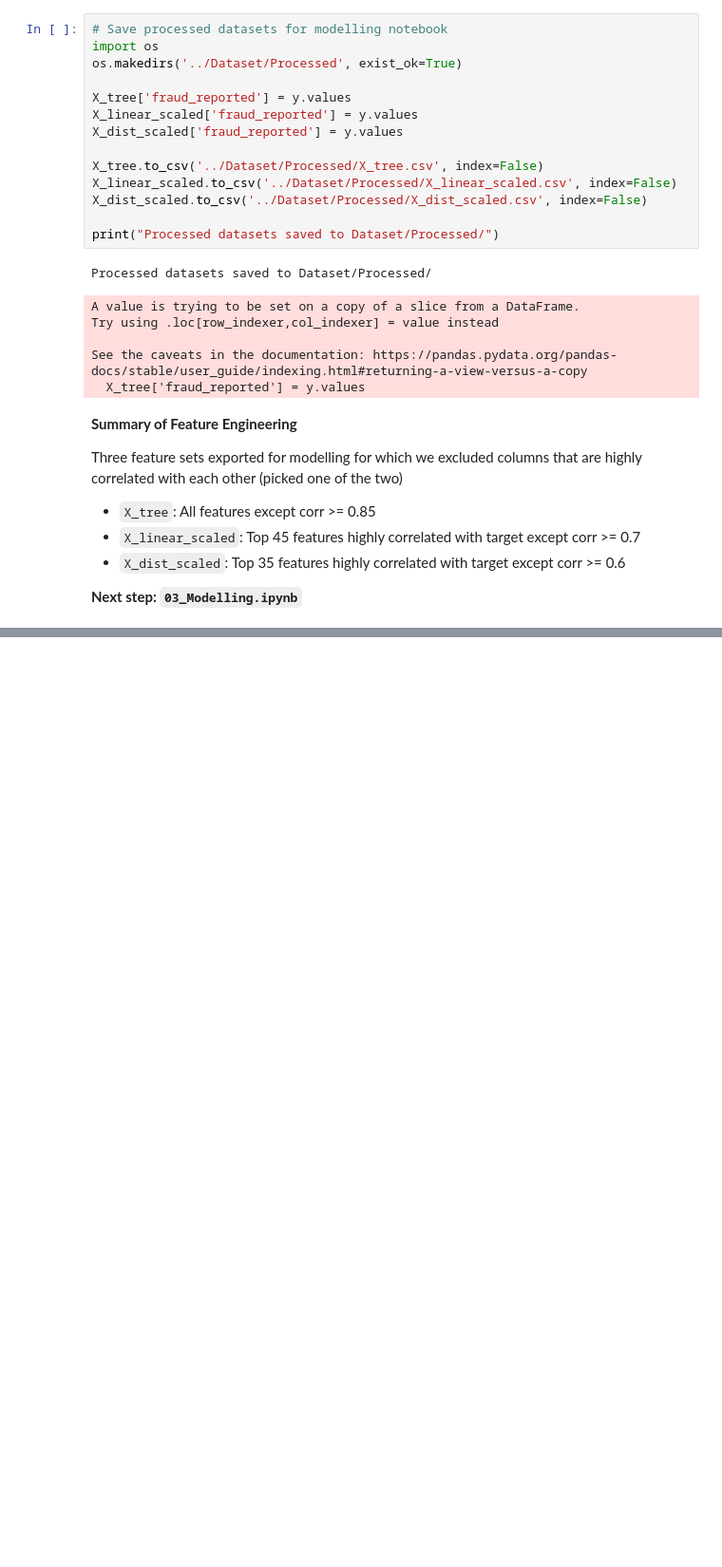
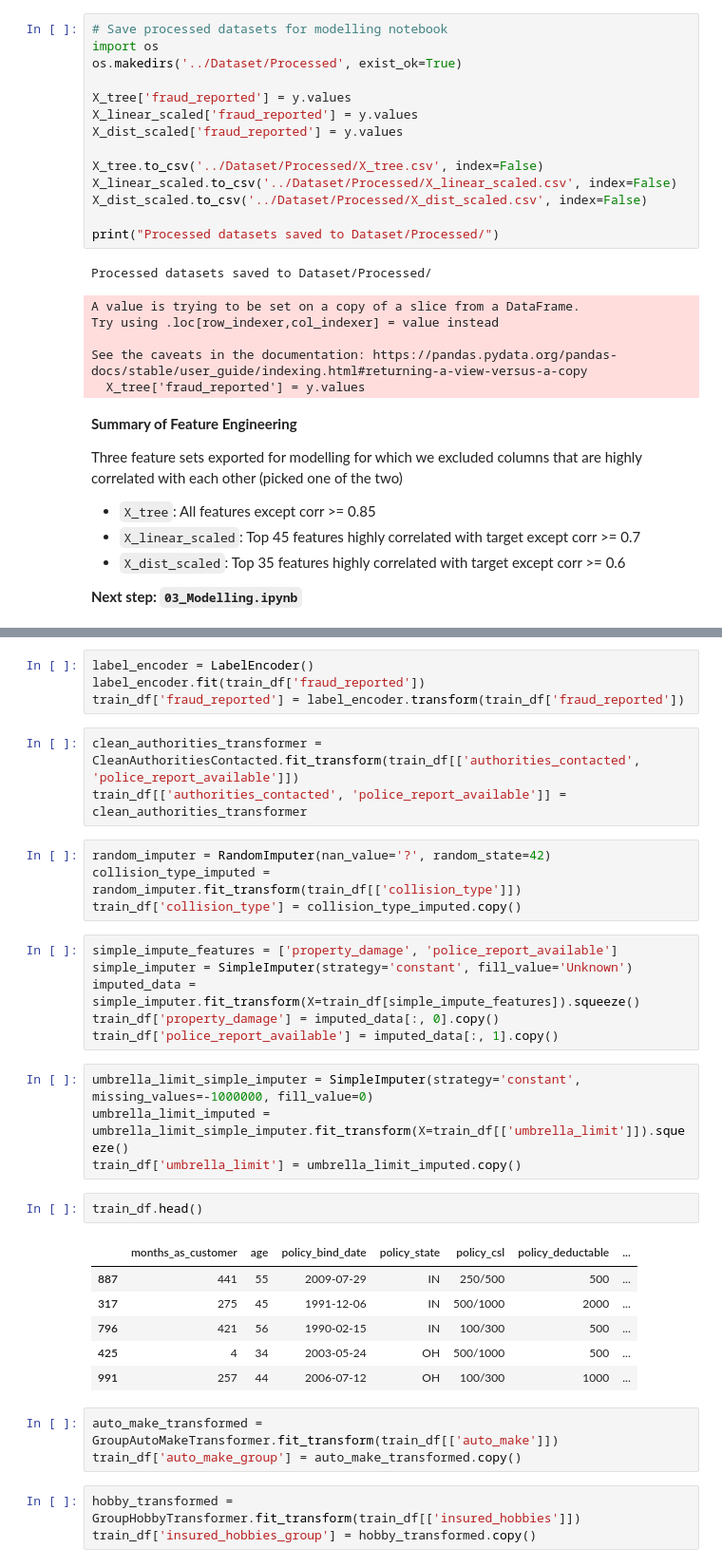
Before and after one commit to ferhaniines/Insurance-Fraud-Detection, a Jupyter notebook: Notebooks/02_Feature_Engineering.ipynb, the cells around one changed output, grey strips where cells are left out. Shown at 95% size. Saved outputs shown, nothing was run; the diff lists cells and outputs as text; blank space fills up the shorter version.

```diff
--- a/Notebooks/02_Feature_Engineering.ipynb
+++ b/Notebooks/02_Feature_Engineering.ipynb
@@ -423,0 +471,36 @@ Three feature sets exported for modelling for which we excluded columns that are
+# %%
+label_encoder = LabelEncoder()
+label_encoder.fit(train_df['fraud_reported'])
+train_df['fraud_reported'] = label_encoder.transform(train_df['fraud_reported'])
+# %%
+clean_authorities_transformer = CleanAuthoritiesContacted.fit_transform(train_df[['authorities_contacted', 'police_report_available']])
+train_df[['authorities_contacted', 'police_report_available']] = clean_authorities_transformer
+# %%
+random_imputer = RandomImputer(nan_value='?', random_state=42)
+collision_type_imputed = random_imputer.fit_transform(train_df[['collision_type']])
+train_df['collision_type'] = collision_type_imputed.copy()
+# %%
+simple_impute_features = ['property_damage', 'police_report_available']
+simple_imputer = SimpleImputer(strategy='constant', fill_value='Unknown')
+imputed_data = simple_imputer.fit_transform(X=train_df[simple_impute_features]).squeeze()
+train_df['property_damage'] = imputed_data[:, 0].copy()
+train_df['police_report_available'] = imputed_data[:, 1].copy()
+# %%
+umbrella_limit_simple_imputer = SimpleImputer(strategy='constant', missing_values=-1000000, fill_value=0)
+umbrella_limit_imputed = umbrella_limit_simple_imputer.fit_transform(X=train_df[['umbrella_limit']]).squeeze()
+train_df['umbrella_limit'] = umbrella_limit_imputed.copy()
+# %%
+train_df.head()
+# %% [output]
+|  | months_as_customer | age | policy_bind_date | policy_state | policy_csl | policy_deductable | ... |
+| 887 | 441 | 55 | 2009-07-29 | IN | 250/500 | 500 | ... |
+| 317 | 275 | 45 | 1991-12-06 | IN | 500/1000 | 2000 | ... |
+| 796 | 421 | 56 | 1990-02-15 | IN | 100/300 | 500 | ... |
+| 425 | 4 | 34 | 2003-05-24 | OH | 500/1000 | 500 | ... |
+| 991 | 257 | 44 | 2006-07-12 | OH | 100/300 | 1000 | ... |
+# %%
+auto_make_transformed = GroupAutoMakeTransformer.fit_transform(train_df[['auto_make']])
+train_df['auto_make_group'] = auto_make_transformed.copy()
+# %%
+hobby_transformed = GroupHobbyTransformer.fit_transform(train_df[['insured_hobbies']])
+train_df['insured_hobbies_group'] = hobby_transformed.copy()
```
Also changed, not shown: parts of 8 cells of this notebook.
